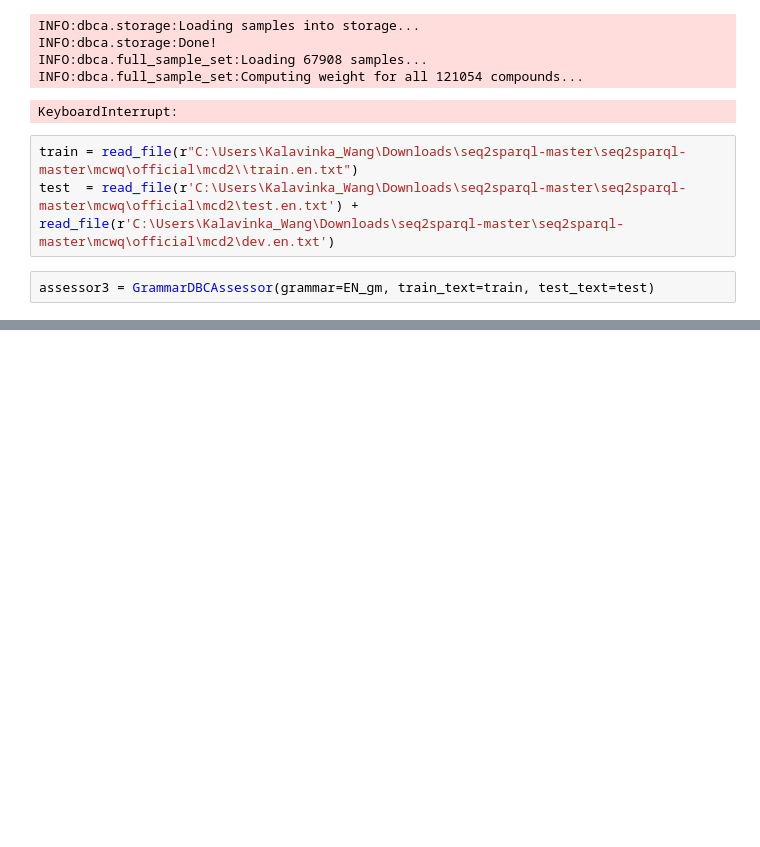
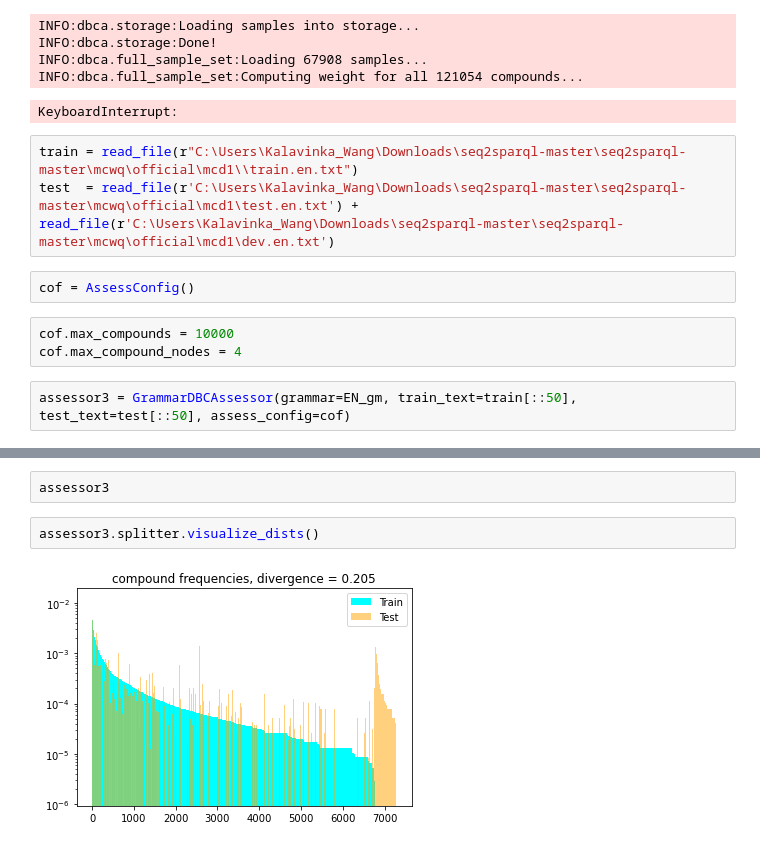
Before and after one commit to ziwang-klvk/CFQ-RBMT, a Jupyter notebook: da/nb.ipynb, the cells around one changed output, grey strips where cells are left out. Saved outputs shown, nothing was run; the diff lists cells and outputs as text; blank space fills up the shorter version.

```diff
--- a/da/nb.ipynb
+++ b/da/nb.ipynb
@@ -64,7 +64,12 @@ INFO:dbca.full_sample_set:Loading 67908 samples...
 INFO:dbca.full_sample_set:Computing weight for all 121054 compounds...
 KeyboardInterrupt:
 # %%
-train = read_file(r"C:\Users\Kalavinka_Wang\Downloads\seq2sparql-master\seq2sparql-master\mcwq\official\mcd2\\train.en.txt")
-test  = read_file(r'C:\Users\Kalavinka_Wang\Downloads\seq2sparql-master\seq2sparql-master\mcwq\official\mcd2\test.en.txt') + read_file(r'C:\Users\Kalavinka_Wang\Downloads\seq2sparql-master\seq2sparql-master\mcwq\official\mcd2\dev.en.txt')
+train = read_file(r"C:\Users\Kalavinka_Wang\Downloads\seq2sparql-master\seq2sparql-master\mcwq\official\mcd1\\train.en.txt")
+test  = read_file(r'C:\Users\Kalavinka_Wang\Downloads\seq2sparql-master\seq2sparql-master\mcwq\official\mcd1\test.en.txt') + read_file(r'C:\Users\Kalavinka_Wang\Downloads\seq2sparql-master\seq2sparql-master\mcwq\official\mcd1\dev.en.txt')
+# %%
+cof = AssessConfig()
+# %%
+cof.max_compounds = 10000
+cof.max_compound_nodes = 4
 # %%
-assessor3 = GrammarDBCAssessor(grammar=EN_gm, train_text=train, test_text=test)
+assessor3 = GrammarDBCAssessor(grammar=EN_gm, train_text=train[::50], test_text=test[::50], assess_config=cof)
@@ -70,0 +86,6 @@ assessor3 = GrammarDBCAssessor(grammar=EN_gm, train_text=train, test_text=test)
+# %%
+assessor3
+# %%
+assessor3.splitter.visualize_dists()
+# %% [output]
+[figure, added]
```
Also changed, not shown: parts of 3 cells of this notebook.
